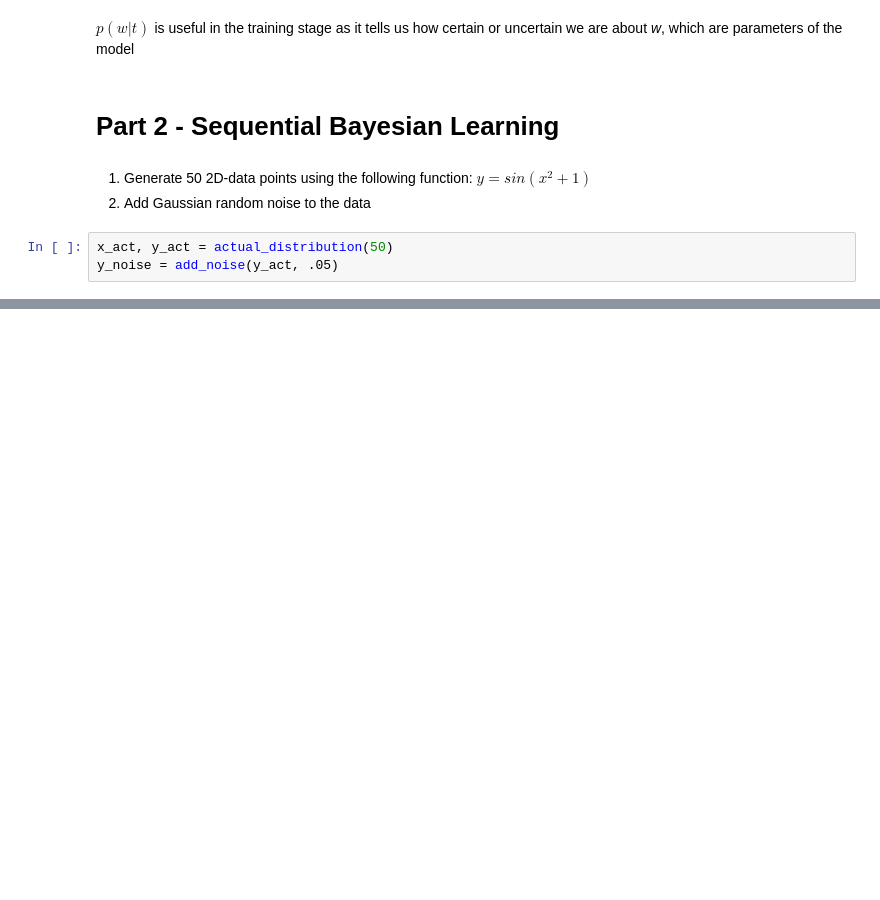
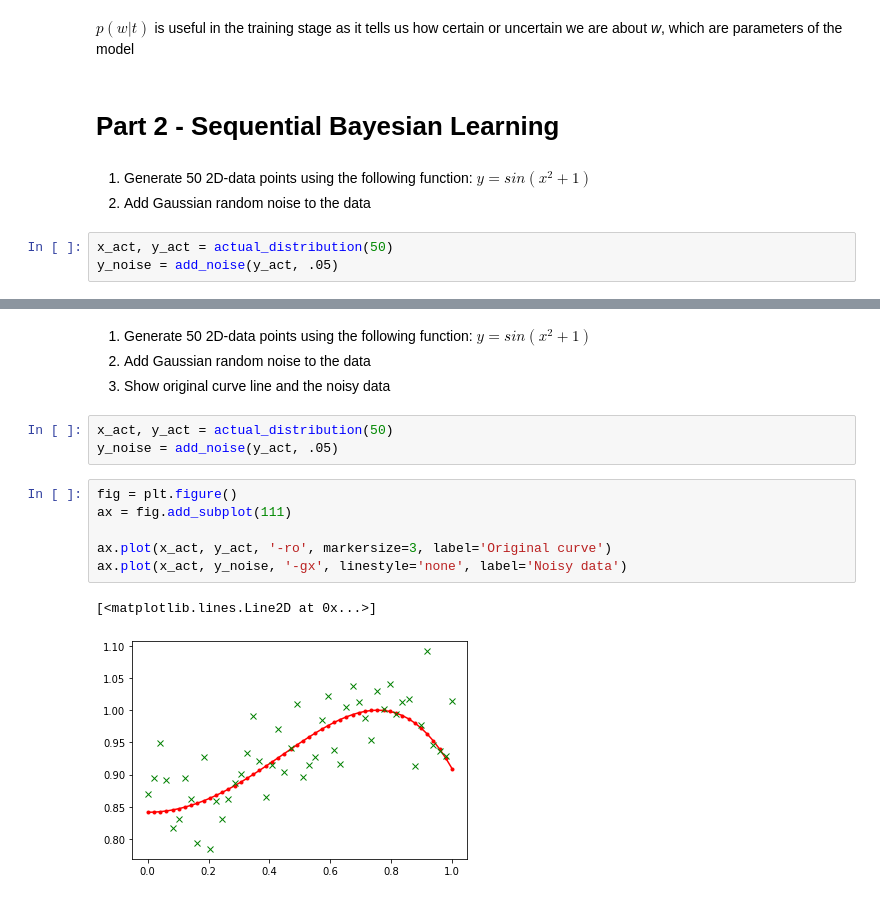
Before and after one commit to kvelon/ysc4216, a Jupyter notebook: assignments/Assignment 3 - Full Bayesian Inference.ipynb, the cells around one changed output, grey strips where cells are left out. Drawn from its saved outputs; the diff is of its cells as text; blank space fills up the shorter version.

```diff
--- a/assignments/Assignment 3 - Full Bayesian Inference.ipynb
+++ b/assignments/Assignment 3 - Full Bayesian Inference.ipynb
@@ -152,0 +225,16 @@ def sequential_bayesian(x_act, y_noise, M, basis_function, alpha=0, beta=1):
+# %% [markdown]
+1. Generate 50 2D-data points using the following function: $y = sin(x^2 + 1)$
+2. Add Gaussian random noise to the data
+3. Show original curve line and the noisy data
+# %%
+x_act, y_act = actual_distribution(50)
+y_noise = add_noise(y_act, .05)
+# %%
+fig = plt.figure()
+ax = fig.add_subplot(111)
+
+ax.plot(x_act, y_act, '-ro', markersize=3, label='Original curve')
+ax.plot(x_act, y_noise, '-gx', linestyle='none', label='Noisy data')
+# %% [output]
+[<matplotlib.lines.Line2D at 0x...>]
+[figure, added]
```
Also changed, not shown: parts of 20 cells of this notebook.
